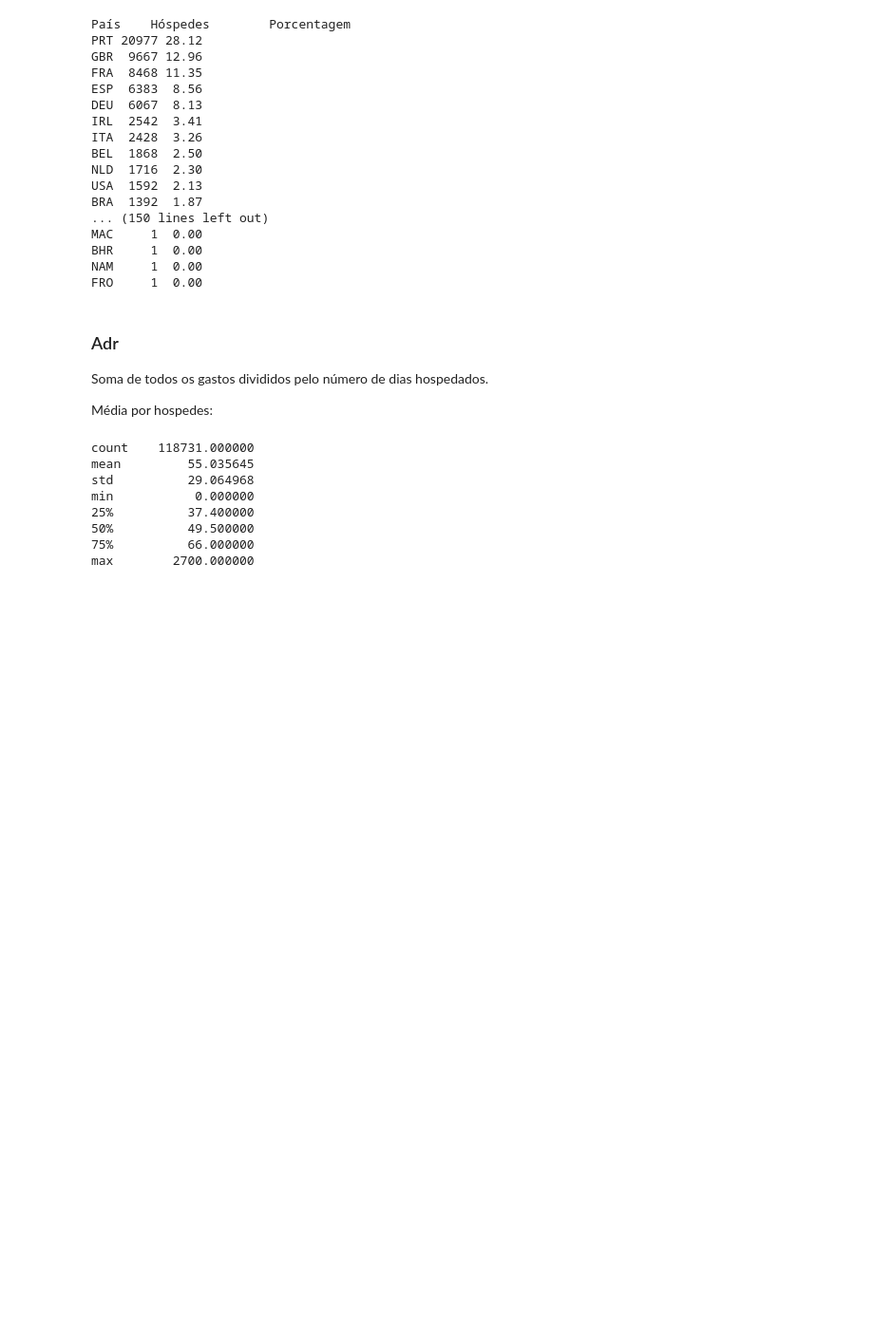
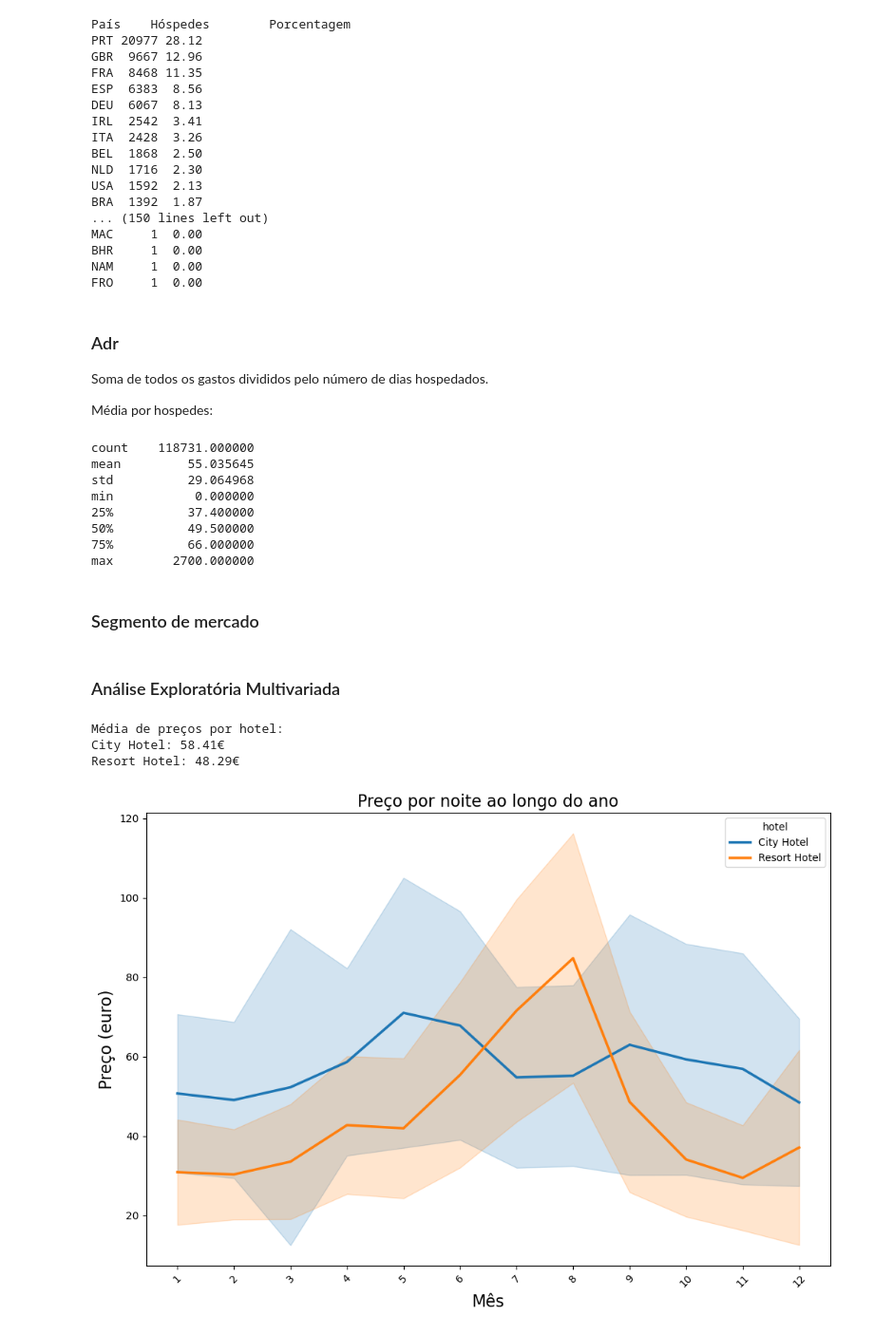
Before and after one commit to gabriel-del/SC-2023.2-4, a Jupyter notebook: presentation.ipynb, the cells around one changed output. Shown at 95% size. Cells and saved outputs as stored; diff of their text form; code cells hidden in the pictures; blank space fills up the shorter version.

```diff
--- a/presentation.ipynb
+++ b/presentation.ipynb
@@ -187,3 +187,5 @@ min           0.000000
 50%          49.500000
 75%          66.000000
 max        2700.000000
+# %% [markdown]
+### Segmento de mercado
@@ -189,0 +198,26 @@ max        2700.000000
+# %% [markdown]
+### Análise Exploratória Multivariada
+# %%
+city = df[df['hotel'] == 'City Hotel']
+resort = df[df['hotel'] == 'Resort Hotel']
+
+print(f'Média de preços por hotel:')
+print('City Hotel: {:.2f}€'.format(city['pay_per_night_mean'].mean()))
+print('Resort Hotel: {:.2f}€'.format(resort['pay_per_night_mean'].mean()))
+# %% [output]
+Média de preços por hotel:
+City Hotel: 58.41€
+Resort Hotel: 48.29€
+# %%
+prices_mothly = df[["hotel", "arrival_date_month", "pay_per_night_mean"]].sort_values("arrival_date_month")
+
+plt.figure(figsize=(12, 8))
+sns.lineplot(x = "arrival_date_month", y="pay_per_night_mean", hue="hotel", data=prices_mothly,
+            hue_order = ["City Hotel", "Resort Hotel"], errorbar="sd", size="hotel", sizes=(2.5, 2.5))
+plt.title("Preço por noite ao longo do ano", fontsize=16)
+plt.xlabel("Mês", fontsize=16)
+plt.xticks(np.arange(1, 13), rotation=45)
+plt.ylabel("Preço (euro)", fontsize=16)
+plt.show()
+# %% [output]
+[figure, added]
```
Also changed, not shown: parts of 9 cells of this notebook.
